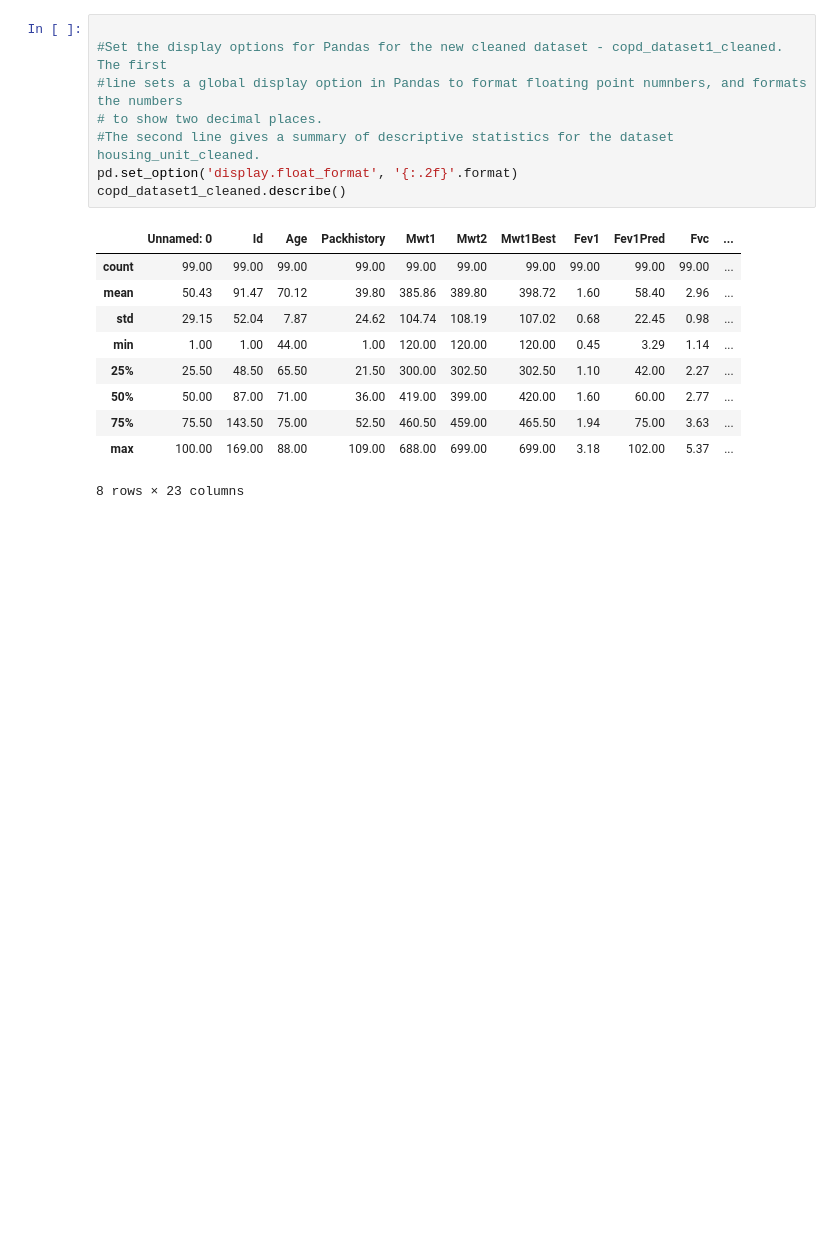
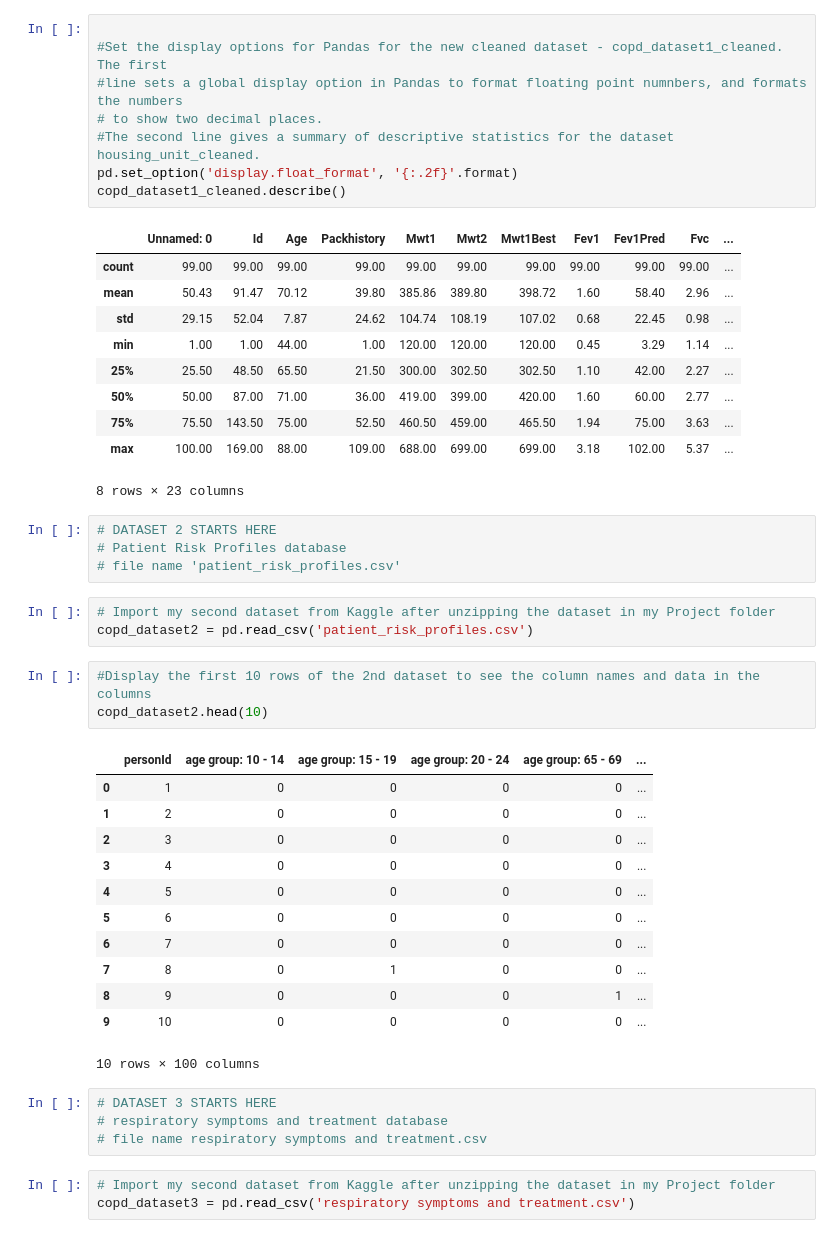
Before and after one commit to TrishS7777/Capstone_Project_2025_Patricia_Sullivan1, a Jupyter notebook: CapstoneProject2025PatriciaSullivan.ipynb, the cells around one changed output. Drawn from its saved outputs; the diff is of its cells as text; blank space fills up the shorter version.

```diff
--- a/CapstoneProject2025PatriciaSullivan.ipynb
+++ b/CapstoneProject2025PatriciaSullivan.ipynb
@@ -174,3 +171,33 @@ copd_dataset1_cleaned.describe()
 | 75% | 75.50 | 143.50 | 75.00 | 52.50 | 460.50 | 459.00 | 465.50 | 1.94 | 75.00 | 3.63 | ... |
 | max | 100.00 | 169.00 | 88.00 | 109.00 | 688.00 | 699.00 | 699.00 | 3.18 | 102.00 | 5.37 | ... |
 8 rows × 23 columns
+# %%
+# DATASET 2 STARTS HERE
+# Patient Risk Profiles database
+# file name 'patient_risk_profiles.csv'
+# %%
+# Import my second dataset from Kaggle after unzipping the dataset in my Project folder
+copd_dataset2 = pd.read_csv('patient_risk_profiles.csv')
+# %%
+#Display the first 10 rows of the 2nd dataset to see the column names and data in the columns
+copd_dataset2.head(10)
+# %% [output]
+|  | personId | age group: 10 - 14 | age group: 15 - 19 | age group: 20 - 24 | age group: 65 - 69 | ... |
+| 0 | 1 | 0 | 0 | 0 | 0 | ... |
+| 1 | 2 | 0 | 0 | 0 | 0 | ... |
+| 2 | 3 | 0 | 0 | 0 | 0 | ... |
+| 3 | 4 | 0 | 0 | 0 | 0 | ... |
+| 4 | 5 | 0 | 0 | 0 | 0 | ... |
+| 5 | 6 | 0 | 0 | 0 | 0 | ... |
+| 6 | 7 | 0 | 0 | 0 | 0 | ... |
+| 7 | 8 | 0 | 1 | 0 | 0 | ... |
+| 8 | 9 | 0 | 0 | 0 | 1 | ... |
+| 9 | 10 | 0 | 0 | 0 | 0 | ... |
+10 rows × 100 columns
+# %%
+# DATASET 3 STARTS HERE
+# respiratory symptoms and treatment database
+# file name respiratory symptoms and treatment.csv
+# %%
+# Import my second dataset from Kaggle after unzipping the dataset in my Project folder
+copd_dataset3 = pd.read_csv('respiratory symptoms and treatment.csv')
```
Also changed, not shown: parts of 3 cells of this notebook, 6 other files.
